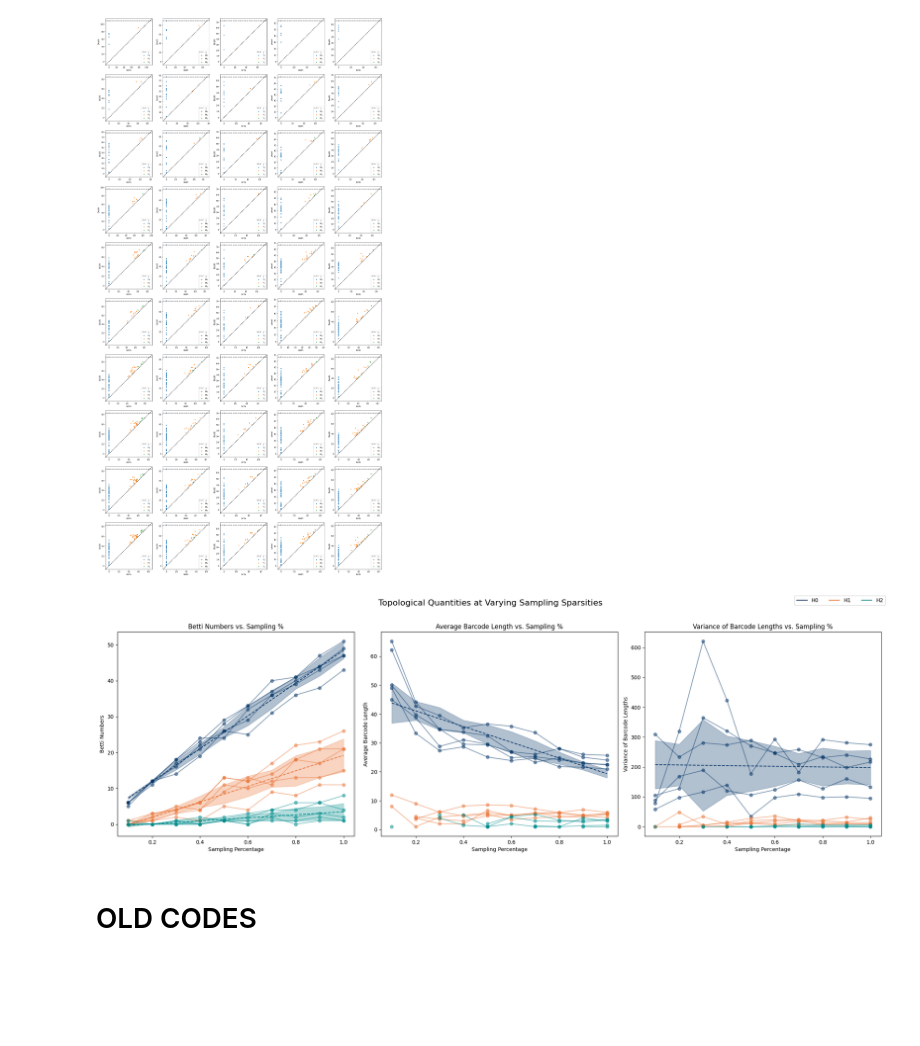
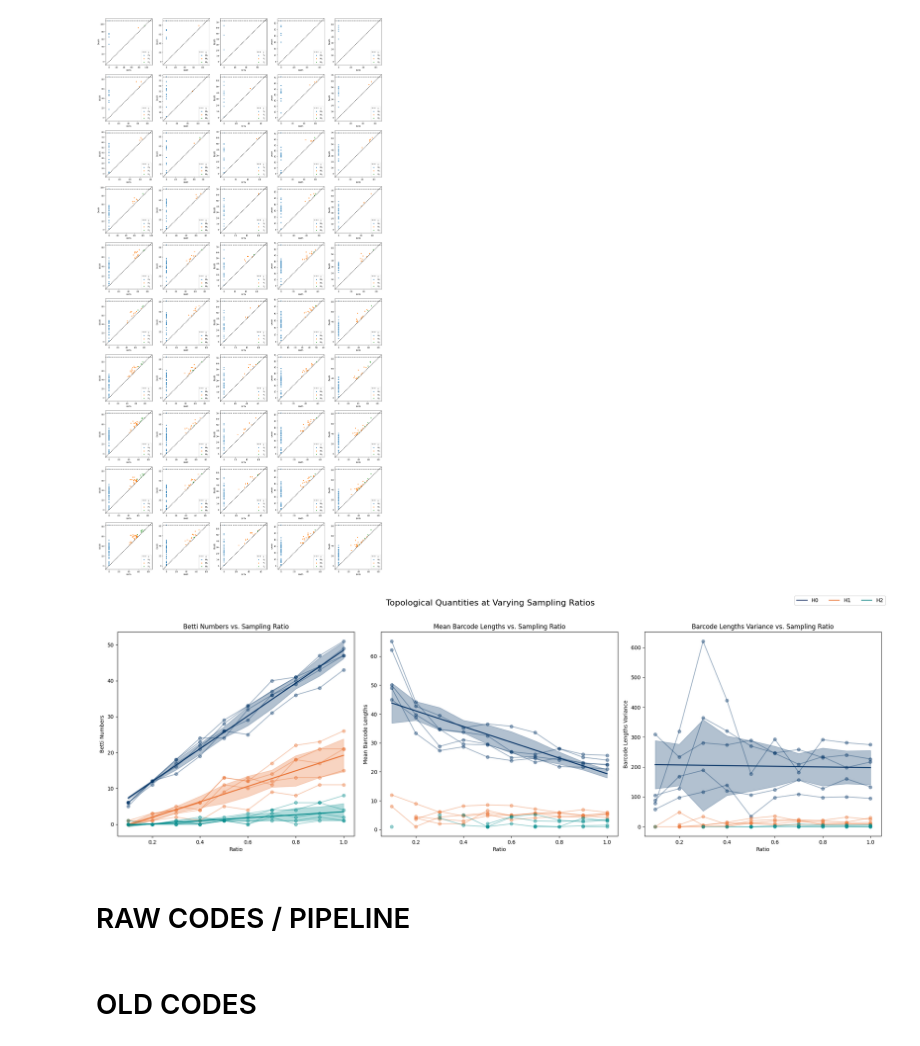
Before and after one commit to alfonsomiguelcruz/pgc_btip_topone, a Jupyter notebook: clr/working_sim.ipynb, the cells around one changed output. Cells and saved outputs as stored; diff of their text form; code cells hidden in the pictures; blank space fills up the shorter version.

```diff
--- a/clr/working_sim.ipynb
+++ b/clr/working_sim.ipynb
@@ -393,3 +356,27 @@ for ratio in range(len(sparse_values)):  # Loop over the ratios
         rips.plot(sparsehom[sim][ratio], ax=axs[ratio, sim], show=False)  # Plot each hom[j][i] on the corresponding subplot
 # %% [output]
 [figure]
+# %%
+BETTIS_S, MEAN_BARCODE_LENGTHS_S, VAR_BARCODE_LENGTHS_S = get_topostats(targ, sparsehom)
+
+# Create subplots
+fig, axs = plt.subplots(1, 3, figsize=(21, 7))  # 1 row, 3 columns
+
+# Plot the results in subplots
+plot_lines(axs[0], targ, BETTIS_S, sparse_values, xlab='Ratio', ylab='Betti Numbers', main='Betti Numbers vs. Sampling Ratio')
+plot_lines(axs[1], targ, MEAN_BARCODE_LENGTHS_S, sparse_values, xlab='Ratio', ylab='Mean Barcode Lengths', main='Mean Barcode Lengths vs. Sampling Ratio')
+plot_lines(axs[2], targ, VAR_BARCODE_LENGTHS_S, sparse_values, xlab='Ratio', ylab='Barcode Lengths Variance', main='Barcode Lengths Variance vs. Sampling Ratio')
+
+# Add a main title for the entire figure
+fig.suptitle('Topological Quantities at Varying Sampling Ratios', fontsize=16)
+
+# Create a single legend for the entire figure
+handles, labels = axs[0].get_legend_handles_labels()
+fig.legend(handles, labels, loc='upper right', ncol=3)
+
+plt.tight_layout(rect=[0, 0, 1, 0.96])  # Adjust layout to make room for the title
+plt.show()
+# %% [output]
+[figure, added]
+# %% [markdown]
+# RAW CODES / PIPELINE
@@ -426,4 +430,7 @@ for sim_idx in range(params["SIMULATIONS"]):
 # %%
+# Define the variances
+# variances = [round(x / 10, 2) for x in range(21)]
+
 # Define colors for each homology dimension
 colors = {
     0: '#013366',  # H0
@@ -443,75 +450,75 @@ def add_trend_line_with_ci(ax, x, y, color, alpha=0.3):
     trend_line = polynomial(x)
 
     # Plot the trend line
-    ax.plot(x, trend_line, color=color, linestyle='--')
+    ax.plot(x, trend_line, color=color, linestyle='-', linewidth=2)
 
     # Plot the confidence interval
     ax.fill_between(x, trend_line - ci, trend_line + ci, color=color, alpha=alpha)
 
-def plot_betti_numbers(ax, BETTIS_S, sparse_values_values):
+def plot_betti_numbers(ax, BETTIS, var_values):
     for dim in range(targ.MAXDIM+1):  # H0, H1, H2
         all_sims = []
         for sim_idx in range(targ.SIMULATIONS):
-            y = [BETTIS_S[sim_idx][ratio][dim] for ratio in range(len(sparse_values))]
-            ax.plot(sparse_values, y, color=colors[dim], alpha=0.5, linestyle='-', marker='o')
+            y = [BETTIS[sim_idx][var_idx][dim] for var_idx in range(len(var_values))]
+            ax.plot(var_values, y, color=colors[dim], alpha=0.5, linestyle='-', marker='o')
             all_sims.append(y)
 
         # Calculate the mean and confidence interval for the trend line
-        add_trend_line_with_ci(ax, sparse_values, np.array(all_sims), colors[dim])
+        add_trend_line_with_ci(ax, var_values, np.array(all_sims), colors[dim])
 
         # Add a legend entry for each homology dimension
         ax.plot([], [], color=colors[dim], label=f'H{dim}')
-    ax.set_xlabel('Sampling Percentage')
+    ax.set_xlabel('Variance')
     ax.set_ylabel('Betti Numbers')
-    ax.set_title('Betti Numbers vs. Sampling %')
+    ax.set_title('Betti Numbers vs. Variance')
     # ax.grid(True)
 
-def plot_avg_barcode_lengths(ax, AVG_BARCODE_LENGTHS_S, sparse_values):
+def plot_avg_barcode_lengths(ax, AVG_BARCODE_LENGTHS, var_values):
     for dim in range(targ.MAXDIM+1):  # H0, H1, H2
         all_sims = []
         for sim_idx in range(params["SIMULATIONS"]):
-            y = [AVG_BARCODE_LENGTHS_S[sim_idx][ratio][dim] for ratio in range(len(sparse_values))]
-            ax.plot(sparse_values, y, color=colors[dim], alpha=0.5, linestyle='-', marker='o')
+            y = [AVG_BARCODE_LENGTHS[sim_idx][var_idx][dim] for var_idx in range(len(var_values))]
+            ax.plot(var_values, y, color=colors[dim], alpha=0.5, linestyle='-', marker='o')
             all_sims.append(y)
 
         # Calculate the mean and confidence interval for the trend line
-        add_trend_line_with_ci(ax, sparse_values, np.array(all_sims), colors[dim])
+        add_trend_line_with_ci(ax, var_values, np.array(all_sims), colors[dim])
 
         # Add a legend entry for each homology dimension
         ax.plot([], [], color=colors[dim], label=f'H{dim}')
-    ax.set_xlabel('Sampling Percentage')
+    ax.set_xlabel('Variance')
     ax.set_ylabel('Average Barcode Length')
-    ax.set_title('Average Barcode Length vs. Sampling %')
+    ax.set_title('Average Barcode Length vs. Variance')
     # ax.grid(True)
 
-def plot_var_barcode_lengths(ax, VAR_BARCODE_LENGTHS_S, sparse_values):
+def plot_var_barcode_lengths(ax, VAR_BARCODE_LENGTHS, var_values):
     for dim in range(targ.MAXDIM+1):  # H0, H1, H2
         all_sims = []
         for sim_idx in range(params["SIMULATIONS"]):
-            y = [VAR_BARCODE_LENGTHS_S[sim_idx][ratio][dim] for ratio in range(len(sparse_values))]
-            ax.plot(sparse_values, y, color=colors[dim], alpha=0.5, linestyle='-', marker='o')
+            y = [VAR_BARCODE_LENGTHS[sim_idx][var_idx][dim] for var_idx in range(len(var_values))]
+            ax.plot(var_values, y, color=colors[dim], alpha=0.5, linestyle='-', marker='o')
             all_sims.append(y)
 
         # Calculate the mean and confidence interval for the trend line
-        add_trend_line_with_ci(ax, sparse_values, np.array(all_sims), colors[dim])
+        add_trend_line_with_ci(ax, var_values, np.array(all_sims), colors[dim])
 
         # Add a legend entry for each homology dimension
         ax.plot([], [], color=colors[dim], label=f'H{dim}')
-    ax.set_xlabel('Sampling Percentage')
+    ax.set_xlabel('Variance')
     ax.set_ylabel('Variance of Barcode Lengths')
-    ax.set_title('Variance of Barcode Lengths vs. Sampling %')
+    ax.set_title('Variance of Barcode Lengths vs. Variance')
     # ax.grid(True)
 
 # Create subplots
 fig, axs = plt.subplots(1, 3, figsize=(21, 7))  # 1 row, 3 columns
 
 # Plot the results in subplots
-plot_betti_numbers(axs[0], BETTIS_S, sparse_values)
-plot_avg_barcode_lengths(axs[1], AVG_BARCODE_LENGTHS_S, sparse_values)
-plot_var_barcode_lengths(axs[2], VAR_BARCODE_LENGTHS_S, sparse_values)
+plot_betti_numbers(axs[0], BETTIS_V, var_values)
+plot_avg_barcode_lengths(axs[1], MEAN_BARCODE_LENGTHS_V, var_values)
+plot_var_barcode_lengths(axs[2], VAR_BARCODE_LENGTHS_V, var_values)
 
 # Add a main title for the entire figure
-fig.suptitle('Topological Quantities at Varying Sampling Sparsities', fontsize=16)
+fig.suptitle('Topological Quantities at Varying Errors', fontsize=16)
 
 # Create a single legend for the entire figure
 handles, labels = axs[0].get_legend_handles_labels()
@@ -519,8 +526,6 @@ fig.legend(handles, labels, loc='upper right', ncol=3)
 
 plt.tight_layout(rect=[0, 0, 1, 0.96])  # Adjust layout to make room for the title
 plt.show()
-# %% [output]
-[figure, removed]
 # %% [markdown]
 # OLD CODES
 # %% [markdown]
```
Also changed, not shown: parts of 14 cells of this notebook.
